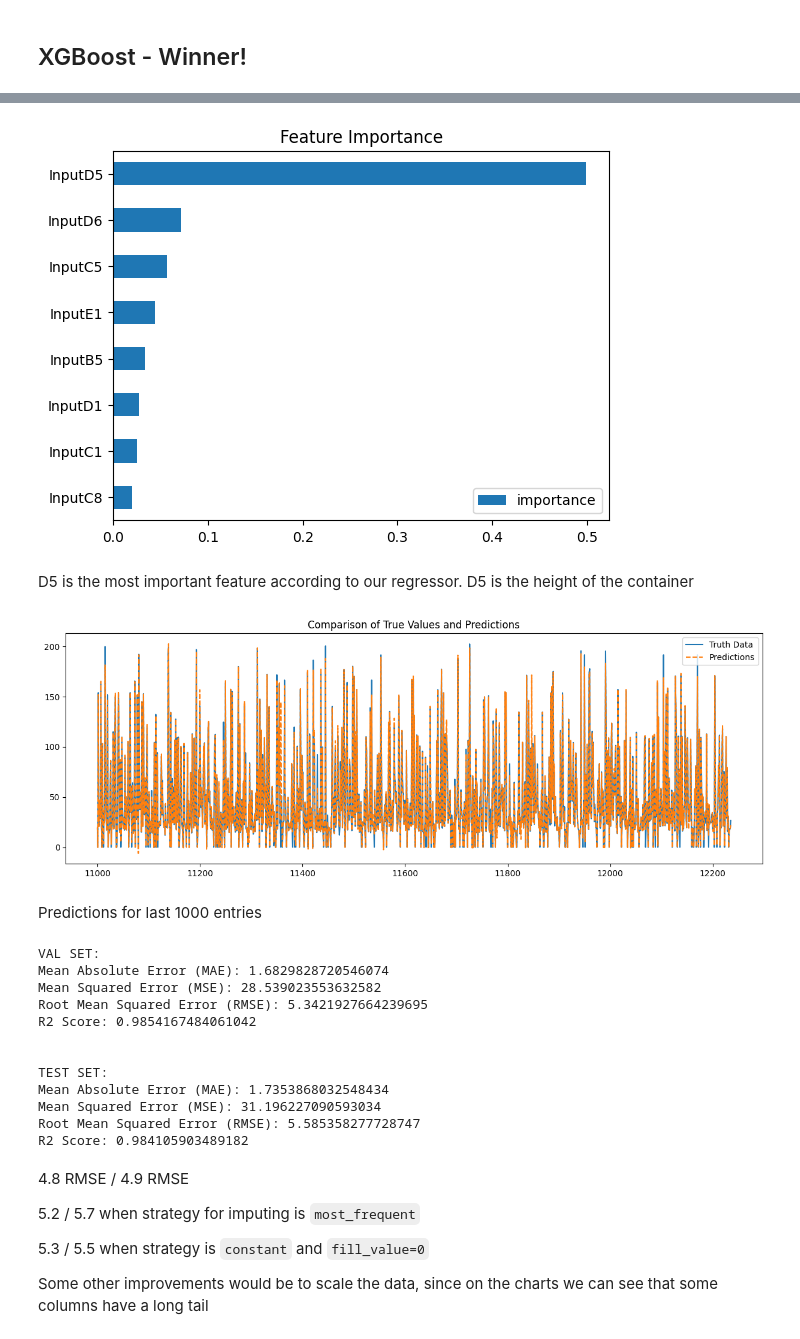
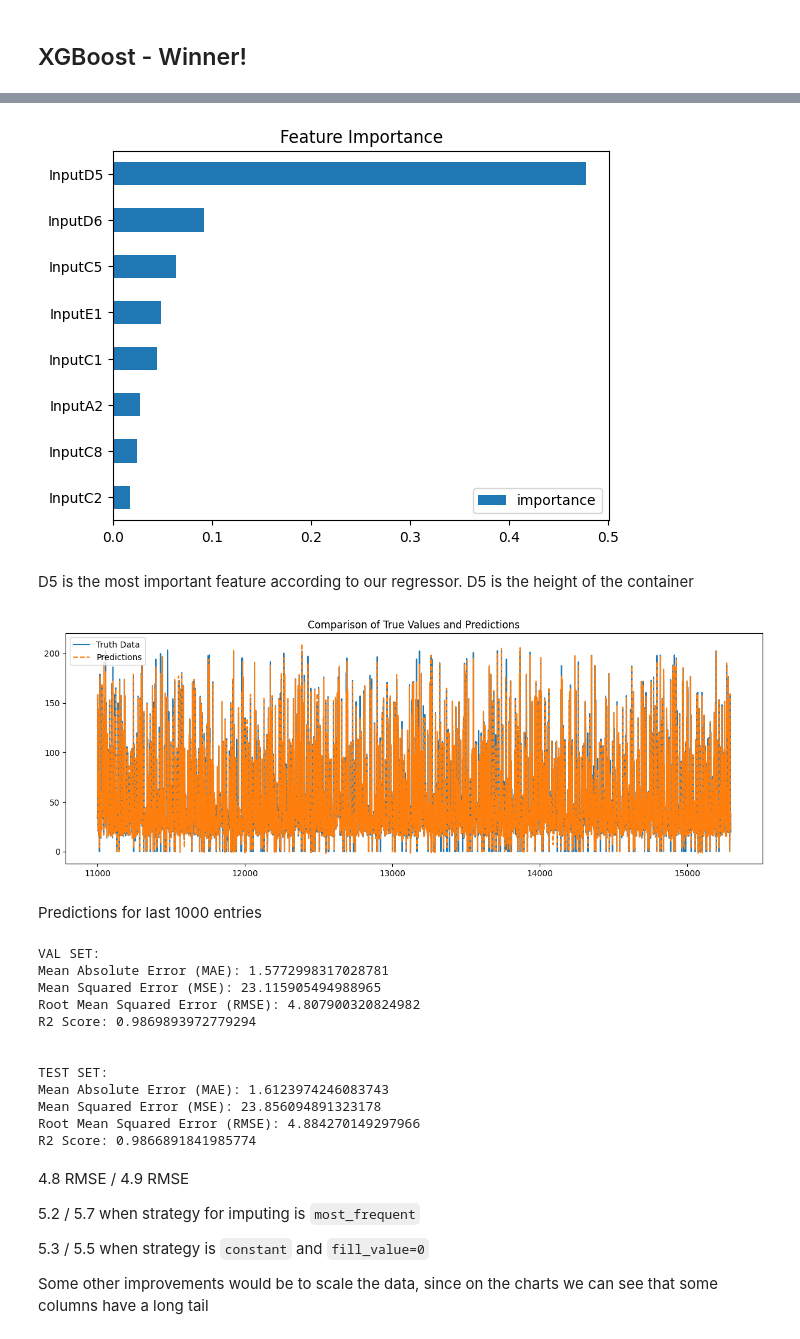
Before and after one commit to fibleep/sludge-water-plant, a Jupyter notebook: water_plants.ipynb, the cells around one changed output, grey strips where cells are left out. Cells and saved outputs as stored; diff of their text form; code cells hidden in the pictures.

```diff
--- a/water_plants.ipynb
+++ b/water_plants.ipynb
@@ -350,7 +350,7 @@ reg = xgb.XGBRegressor(
 )
 reg.fit(
     X_train, y_train,
-    eval_set=[(X_train, y_train), (X_test, y_test)],
+    eval_set=[(X_train, y_train), (X_val, y_val)],
     early_stopping_rounds=50,
     verbose=100
 )
@@ -385,23 +388,23 @@ fi = pd.DataFrame(
 fi.sort_values("importance")[-8:].plot(kind="barh", title="Feature Importance")
 plt.show()
 # %% [output]
-[figure, old version]
+[figure, new version]
 # %% [markdown]
 D5 is the most important feature according to our regressor. D5 is the height of the container
 # %%
-y_pred = reg.predict(X_val)
-predict_df = pd.DataFrame({'True Values': y_val, 'Predictions': y_pred})
-predict_df.index = X_val.index
+y_pred = reg.predict(X_test)
+predict_df = pd.DataFrame({'True Values': y_test, 'Predictions': y_pred})
+predict_df.index = X_test.index
 plot_df = predict_df.reset_index()[11000:]
 
 plt.figure(figsize=(15, 5))
 plt.plot(plot_df['True Values'], label='Truth Data')
 plt.plot(plot_df['Predictions'], label='Predictions',linestyle='--')
 plt.legend()
 plt.title('Comparison of True Values and Predictions')
 plt.show()
 # %% [output]
-[figure, old version]
+[figure, new version]
 # %% [markdown]
 Predictions for last 1000 entries
 # %%
@@ -413,17 +416,17 @@ print("\n\nTEST SET:")
 evaluate_model(reg, X_test, y_test)
 # %% [output]
 VAL SET:
-Mean Absolute Error (MAE): 1.6829828720546074
-Mean Squared Error (MSE): 28.539023553632582
-Root Mean Squared Error (RMSE): 5.3421927664239695
-R2 Score: 0.9854167484061042
+Mean Absolute Error (MAE): 1.5772998317028781
+Mean Squared Error (MSE): 23.115905494988965
+Root Mean Squared Error (RMSE): 4.807900320824982
+R2 Score: 0.9869893972779294
 
 
 TEST SET:
-Mean Absolute Error (MAE): 1.7353868032548434
-Mean Squared Error (MSE): 31.196227090593034
-Root Mean Squared Error (RMSE): 5.585358277728747
-R2 Score: 0.984105903489182
+Mean Absolute Error (MAE): 1.6123974246083743
+Mean Squared Error (MSE): 23.856094891323178
+Root Mean Squared Error (RMSE): 4.884270149297966
+R2 Score: 0.9866891841985774
 # %% [markdown]
 4.8 RMSE / 4.9 RMSE
 
```
Also changed, not shown: parts of 11 cells of this notebook.
